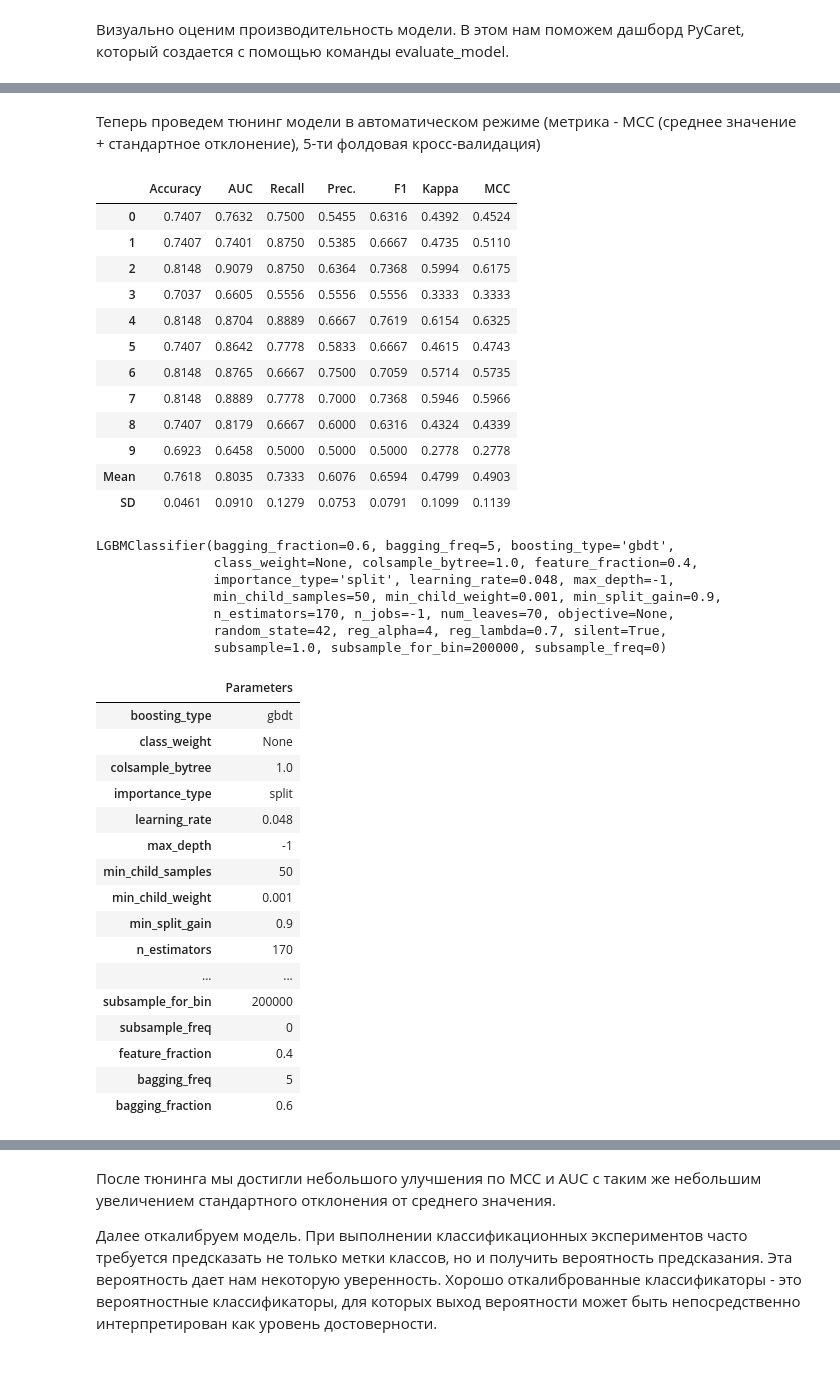
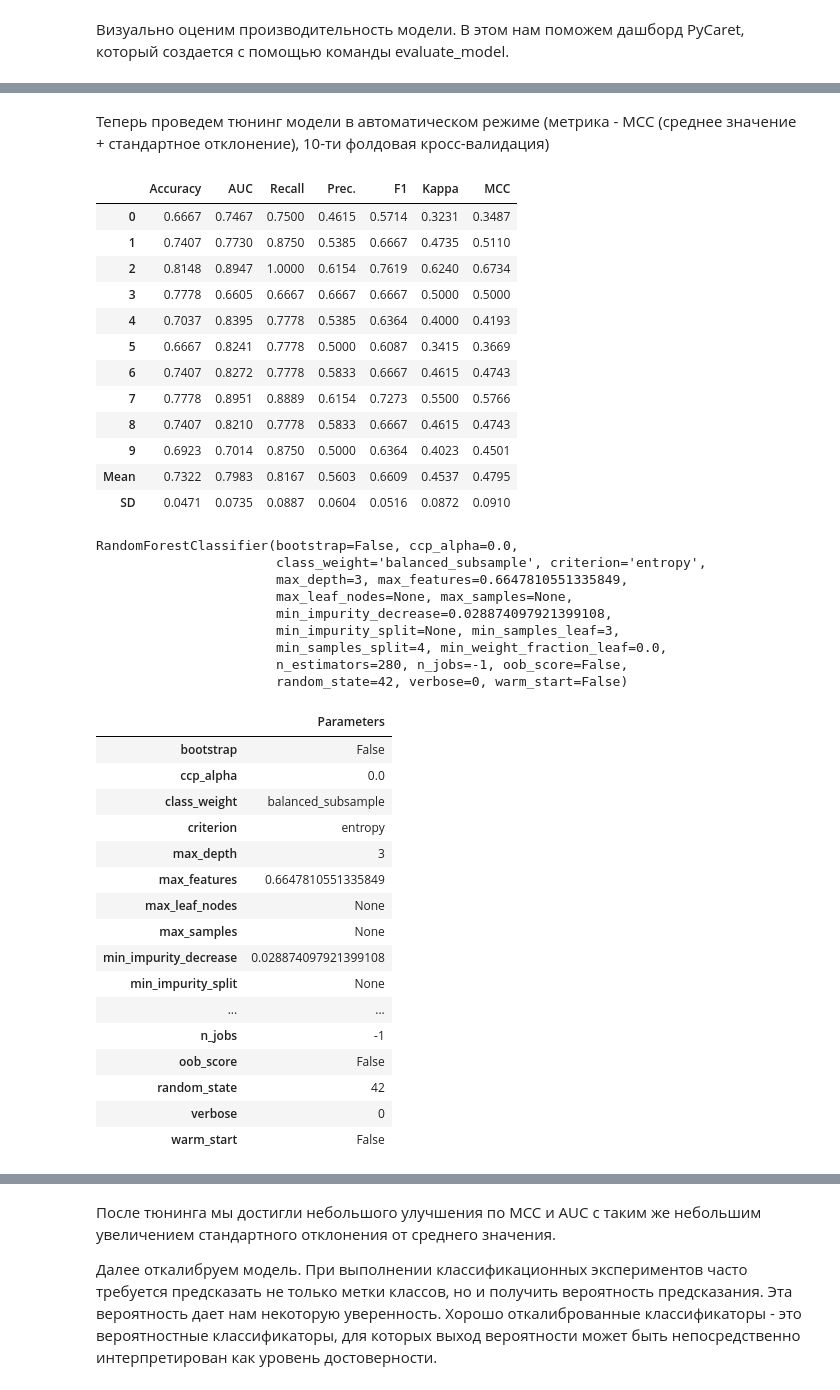
Before and after one commit to testdriver87/sf_diploma, a Jupyter notebook: diploma-by-petr-skokov-var-1.ipynb, the cells around one changed output, grey strips where cells are left out. Drawn from its saved outputs; the diff is of its cells as text; code cells hidden in the pictures.

```diff
--- a/diploma-by-petr-skokov-var-1.ipynb
+++ b/diploma-by-petr-skokov-var-1.ipynb
@@ -310,6 +310,6 @@ LGBMClassifier(boosting_type='gbdt', class_weight=None, colsample_bytree=1.0,
 # %%
 # Создадим модель на основе лучшей по результатам сравнения
-clf = create_model('lightgbm', fold=10)
+clf = create_model('rf', fold=10)
 print(clf)
 # %% [output]
 |  | Accuracy | AUC | Recall | Prec. | F1 | Kappa | MCC |
@@ -360,49 +362,51 @@ plot_model(clf, plot = 'auc')
 # %% [markdown]
-Теперь проведем тюнинг модели в автоматическом режиме (метрика - MCC (среднее значение + стандартное отклонение), 5-ти фолдовая кросс-валидация)
+Теперь проведем тюнинг модели в автоматическом режиме (метрика - MCC (среднее значение + стандартное отклонение), 10-ти фолдовая кросс-валидация)
 # %%
-tuned = tune_model(clf, optimize='mcc', n_iter=20, fold=10)
+tuned = tune_model(clf, optimize='mcc', n_iter=30, fold=10, search_library='optuna', search_algorithm='tpe', choose_better=True)
 print(tuned)
 # %% [output]
 |  | Accuracy | AUC | Recall | Prec. | F1 | Kappa | MCC |
-| 0 | 0.7407 | 0.7632 | 0.7500 | 0.5455 | 0.6316 | 0.4392 | 0.4524 |
-| 1 | 0.7407 | 0.7401 | 0.8750 | 0.5385 | 0.6667 | 0.4735 | 0.5110 |
-| 2 | 0.8148 | 0.9079 | 0.8750 | 0.6364 | 0.7368 | 0.5994 | 0.6175 |
-| 3 | 0.7037 | 0.6605 | 0.5556 | 0.5556 | 0.5556 | 0.3333 | 0.3333 |
-| 4 | 0.8148 | 0.8704 | 0.8889 | 0.6667 | 0.7619 | 0.6154 | 0.6325 |
-| 5 | 0.7407 | 0.8642 | 0.7778 | 0.5833 | 0.6667 | 0.4615 | 0.4743 |
-| 6 | 0.8148 | 0.8765 | 0.6667 | 0.7500 | 0.7059 | 0.5714 | 0.5735 |
-| 7 | 0.8148 | 0.8889 | 0.7778 | 0.7000 | 0.7368 | 0.5946 | 0.5966 |
-| 8 | 0.7407 | 0.8179 | 0.6667 | 0.6000 | 0.6316 | 0.4324 | 0.4339 |
-| 9 | 0.6923 | 0.6458 | 0.5000 | 0.5000 | 0.5000 | 0.2778 | 0.2778 |
-| Mean | 0.7618 | 0.8035 | 0.7333 | 0.6076 | 0.6594 | 0.4799 | 0.4903 |
-| SD | 0.0461 | 0.0910 | 0.1279 | 0.0753 | 0.0791 | 0.1099 | 0.1139 |
+| 0 | 0.6667 | 0.7467 | 0.7500 | 0.4615 | 0.5714 | 0.3231 | 0.3487 |
+| 1 | 0.7407 | 0.7730 | 0.8750 | 0.5385 | 0.6667 | 0.4735 | 0.5110 |
+| 2 | 0.8148 | 0.8947 | 1.0000 | 0.6154 | 0.7619 | 0.6240 | 0.6734 |
+| 3 | 0.7778 | 0.6605 | 0.6667 | 0.6667 | 0.6667 | 0.5000 | 0.5000 |
+| 4 | 0.7037 | 0.8395 | 0.7778 | 0.5385 | 0.6364 | 0.4000 | 0.4193 |
+| 5 | 0.6667 | 0.8241 | 0.7778 | 0.5000 | 0.6087 | 0.3415 | 0.3669 |
+| 6 | 0.7407 | 0.8272 | 0.7778 | 0.5833 | 0.6667 | 0.4615 | 0.4743 |
+| 7 | 0.7778 | 0.8951 | 0.8889 | 0.6154 | 0.7273 | 0.5500 | 0.5766 |
+| 8 | 0.7407 | 0.8210 | 0.7778 | 0.5833 | 0.6667 | 0.4615 | 0.4743 |
+| 9 | 0.6923 | 0.7014 | 0.8750 | 0.5000 | 0.6364 | 0.4023 | 0.4501 |
+| Mean | 0.7322 | 0.7983 | 0.8167 | 0.5603 | 0.6609 | 0.4537 | 0.4795 |
+| SD | 0.0471 | 0.0735 | 0.0887 | 0.0604 | 0.0516 | 0.0872 | 0.0910 |
-LGBMClassifier(bagging_fraction=0.6, bagging_freq=5, boosting_type='gbdt',
-               class_weight=None, colsample_bytree=1.0, feature_fraction=0.4,
-               importance_type='split', learning_rate=0.048, max_depth=-1,
-               min_child_samples=50, min_child_weight=0.001, min_split_gain=0.9,
-               n_estimators=170, n_jobs=-1, num_leaves=70, objective=None,
-               random_state=42, reg_alpha=4, reg_lambda=0.7, silent=True,
-               subsample=1.0, subsample_for_bin=200000, subsample_freq=0)
+RandomForestClassifier(bootstrap=False, ccp_alpha=0.0,
+                       class_weight='balanced_subsample', criterion='entropy',
+                       max_depth=3, max_features=0.6647810551335849,
+                       max_leaf_nodes=None, max_samples=None,
+                       min_impurity_decrease=0.028874097921399108,
+                       min_impurity_split=None, min_samples_leaf=3,
+                       min_samples_split=4, min_weight_fraction_leaf=0.0,
+                       n_estimators=280, n_jobs=-1, oob_score=False,
+                       random_state=42, verbose=0, warm_start=False)
 # %%
 evaluate_model(tuned)
 # %% [output]
 |  | Parameters |
-| boosting_type | gbdt |
-| class_weight | None |
-| colsample_bytree | 1.0 |
-| importance_type | split |
-| learning_rate | 0.048 |
-| max_depth | -1 |
-| min_child_samples | 50 |
-| min_child_weight | 0.001 |
-| min_split_gain | 0.9 |
-| n_estimators | 170 |
+| bootstrap | False |
+| ccp_alpha | 0.0 |
+| class_weight | balanced_subsample |
+| criterion | entropy |
+| max_depth | 3 |
+| max_features | 0.6647810551335849 |
+| max_leaf_nodes | None |
+| max_samples | None |
+| min_impurity_decrease | 0.028874097921399108 |
+| min_impurity_split | None |
 | ... | ... |
-| subsample_for_bin | 200000 |
-| subsample_freq | 0 |
-| feature_fraction | 0.4 |
-| bagging_freq | 5 |
-| bagging_fraction | 0.6 |
+| n_jobs | -1 |
+| oob_score | False |
+| random_state | 42 |
+| verbose | 0 |
+| warm_start | False |
 # %%
 plot_model(tuned, plot = 'auc')
 # %% [output]
```
Also changed, not shown: parts of 22 cells of this notebook.
